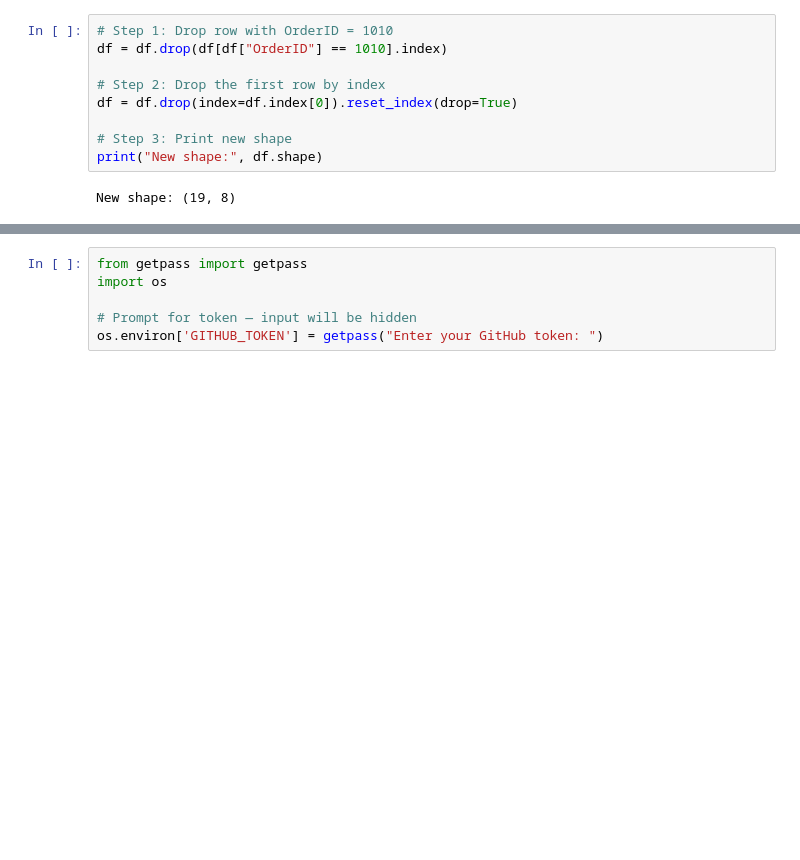
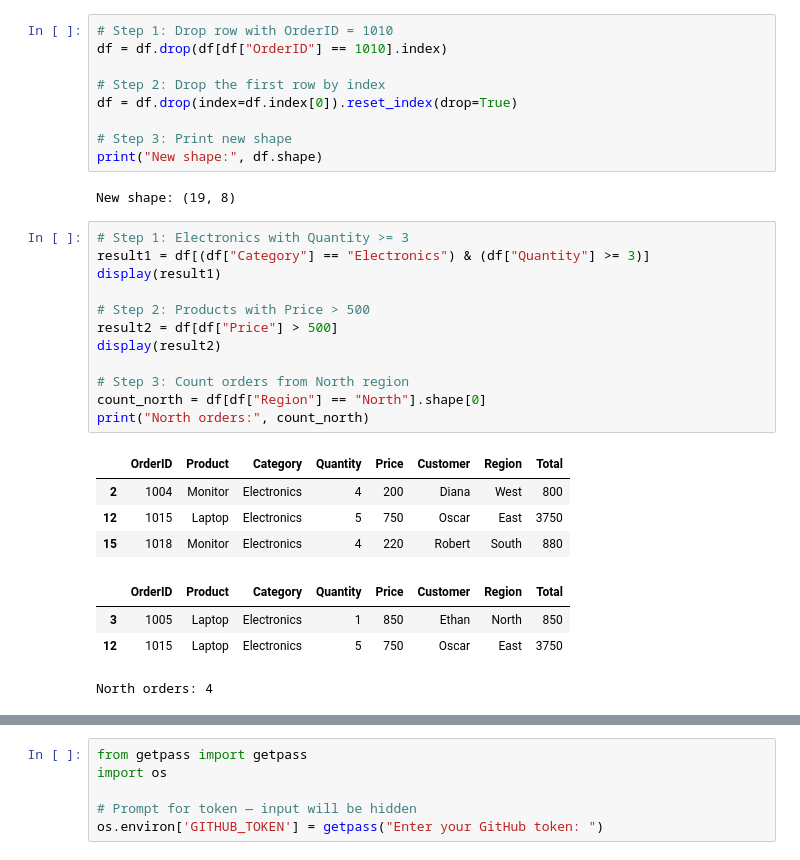
Before and after one commit to Ria-t-p/dataframe-exercise, a Jupyter notebook: exercise/dataframe-exercise.ipynb, the cells around one changed output, grey strips where cells are left out. Saved outputs shown, nothing was run; the diff lists cells and outputs as text; blank space fills up the shorter version.

```diff
--- a/exercise/dataframe-exercise.ipynb
+++ b/exercise/dataframe-exercise.ipynb
@@ -165,3 +165,24 @@ df = df.drop(index=df.index[0]).reset_index(drop=True)
 print("New shape:", df.shape)
 # %% [output]
 New shape: (19, 8)
+# %%
+# Step 1: Electronics with Quantity >= 3
+result1 = df[(df["Category"] == "Electronics") & (df["Quantity"] >= 3)]
+display(result1)
+
+# Step 2: Products with Price > 500
+result2 = df[df["Price"] > 500]
+display(result2)
+
+# Step 3: Count orders from North region
+count_north = df[df["Region"] == "North"].shape[0]
+print("North orders:", count_north)
+# %% [output]
+|  | OrderID | Product | Category | Quantity | Price | Customer | Region | Total |
+| 2 | 1004 | Monitor | Electronics | 4 | 200 | Diana | West | 800 |
+| 12 | 1015 | Laptop | Electronics | 5 | 750 | Oscar | East | 3750 |
+| 15 | 1018 | Monitor | Electronics | 4 | 220 | Robert | South | 880 |
+|  | OrderID | Product | Category | Quantity | Price | Customer | Region | Total |
+| 3 | 1005 | Laptop | Electronics | 1 | 850 | Ethan | North | 850 |
+| 12 | 1015 | Laptop | Electronics | 5 | 750 | Oscar | East | 3750 |
+North orders: 4
```
Also changed, not shown: parts of 4 cells of this notebook.
